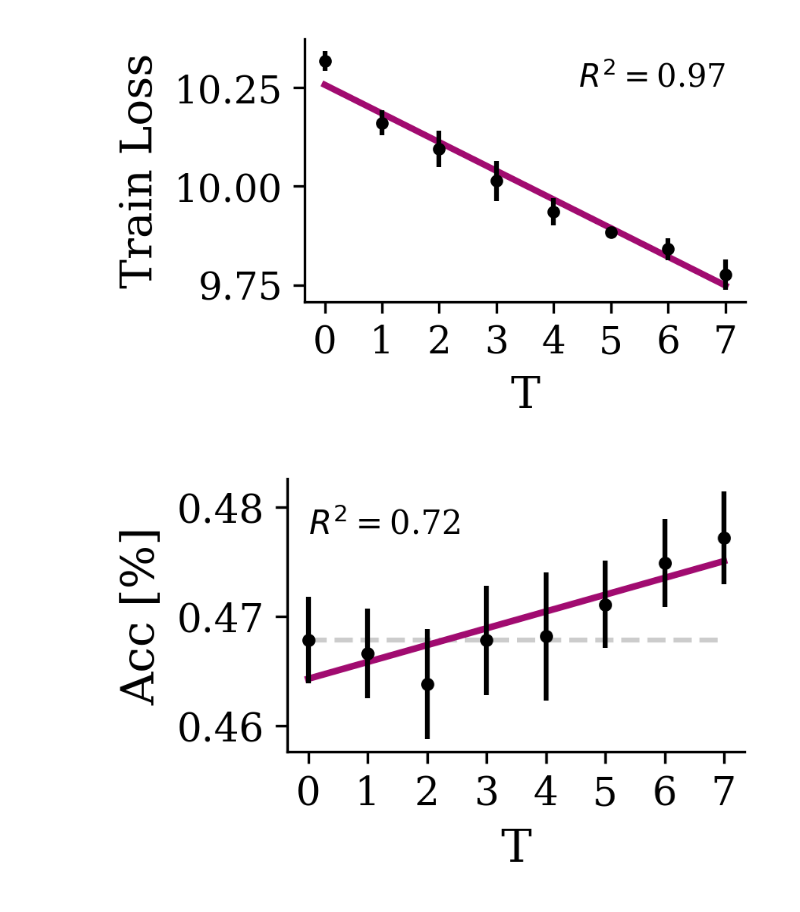
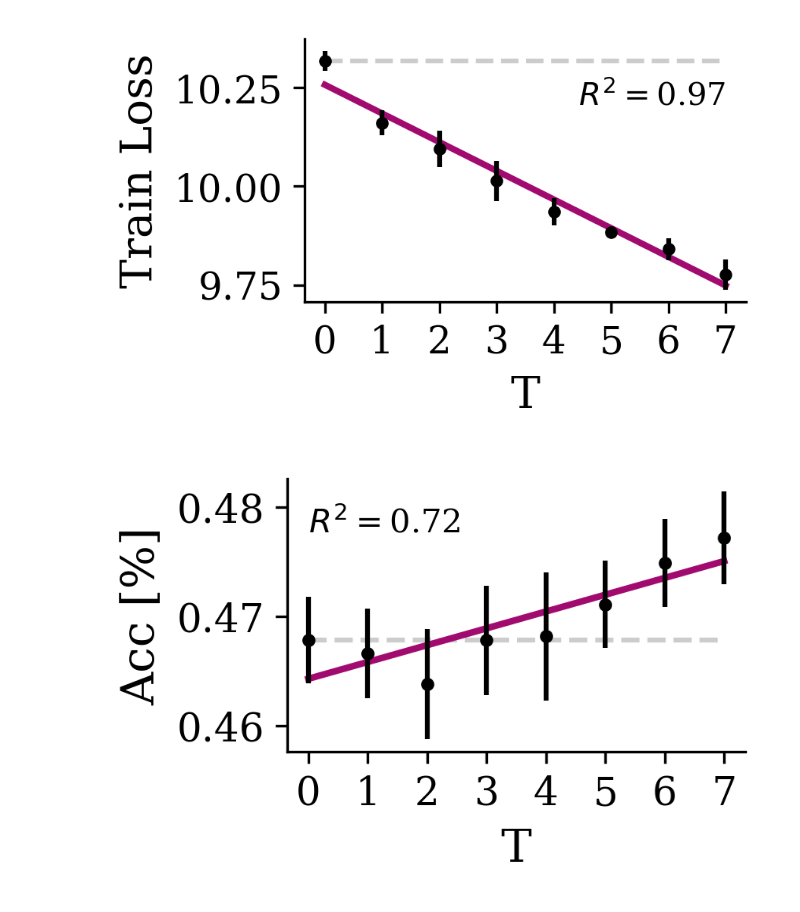
Before and after one commit to ffeiler/lpl_top-down_feedback, a Jupyter notebook: notebooks/modsem_report.ipynb, the cells around one changed output. Saved outputs shown, nothing was run; the diff lists cells and outputs as text; code cells hidden in the pictures.

```diff
--- a/notebooks/modsem_report.ipynb
+++ b/notebooks/modsem_report.ipynb
@@ -7,7 +7,7 @@ import statsmodels.api as sm
 import matplotlib.pyplot as plt
 import numpy as np
 
-plt.style.use("../figures/modsem.mplstyle")
+plt.style.use("../figures/report/modsem.mplstyle")
 base_data_path = "../data/wb_csv"
 figure_path = "../figures"
 
@@ -26,35 +26,36 @@ fig, ax = plt.subplots(figsize=(2.5, 1.5))
 d_mean, d_std = load_mean_std("Loss/train_loss_epoch")
 
 figname = "trainLoss_nbECupdates"
 # data = pd.read_csv(f"{base_data_path}/{figname}.csv").drop(index=0)
 x = d_mean["Loss/train_loss_epoch"].keys()
 y = d_mean["Loss/train_loss_epoch"]
 
 # x_err = d_std["Loss/train_loss_epoch"].keys()
 y_err = d_std["Loss/train_loss_epoch"]
 
 model = sm.OLS(y, sm.add_constant(x))
 results = model.fit()
 b, m = results.params
 
 c_x = np.linspace(0, 7)
 c_y = m * c_x + b
 
 ax.errorbar(x, y, y_err, c="k", ls="none", fmt=".")
 ax.plot(c_x, c_y, c="#A10B70", lw=2, zorder=-1)
-ax.text(7, np.max(y), r"$R^2 = $" + f"{results.rsquared:.2f}", va="top", ha="right")
+ax.text(7, np.max(y)-0.05, r"$R^2 = $" + f"{results.rsquared:.2f}", va="top", ha="right")
+ax.hlines(y[0], 0, 7, alpha=0.2, zorder=-2, color="k", ls="dashed")
 ax.set_xlabel("T")
 ax.set_ylabel("Train Loss")
 
 
 ax.set_xticks([0, 1, 2, 3, 4, 5, 6, 7])
 fig.savefig(
     f"{figure_path}/{figname}.pdf",
     bbox_inches="tight",
 )
 plt.show()
 # %% [output]
-[figure, old version]
+[figure, new version]
 # %%
 fig, ax = plt.subplots(figsize=(2.5, 1.5))
 
```
Also changed, not shown: parts of 5 cells of this notebook, 24 other files.
